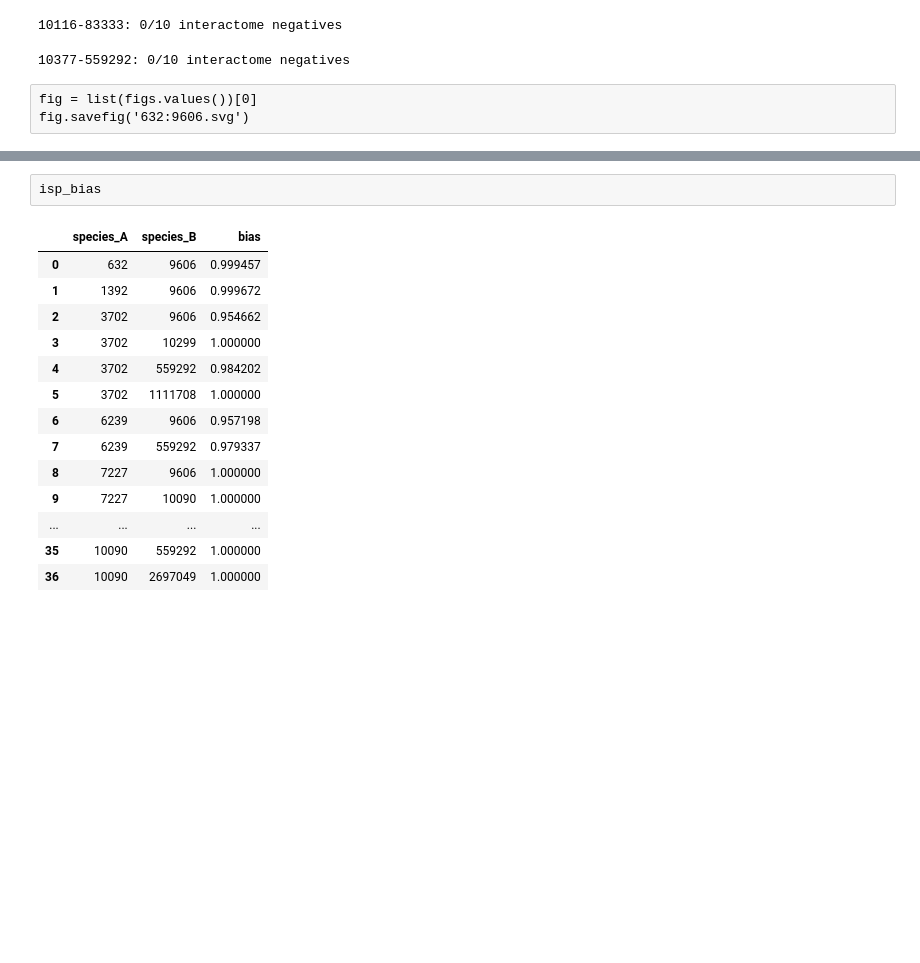
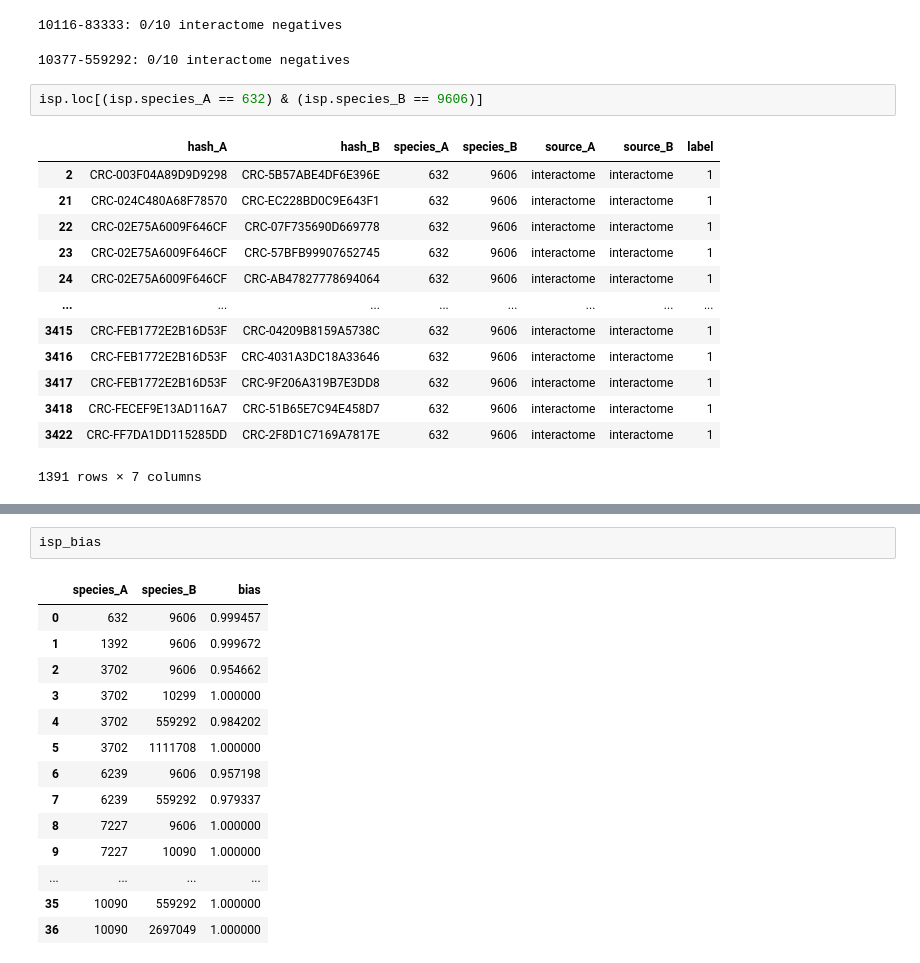
Before and after one commit to lkndl/ppi, a Jupyter notebook: data/ppi_dataset/template/inter_species_set.ipynb, the cells around one changed output, grey strips where cells are left out. Cells and saved outputs as stored; diff of their text form; blank space fills up the shorter version.

```diff
--- a/data/ppi_dataset/template/inter_species_set.ipynb
+++ b/data/ppi_dataset/template/inter_species_set.ipynb
@@ -1004,6 +1003,19 @@ isp_negatives, missing, isp_bias, figs = make_interspecies_negatives(
 10090-2697049: 0/10 interactome negatives
 10116-83333: 0/10 interactome negatives
 10377-559292: 0/10 interactome negatives
-# %% [raw]
-fig = list(figs.values())[0]
-fig.savefig('632:9606.svg')
+# %%
+isp.loc[(isp.species_A == 632) & (isp.species_B == 9606)]
+# %% [output]
+|  | hash_A | hash_B | species_A | species_B | source_A | source_B | label |
+| 2 | CRC-003F04A89D9D9298 | CRC-5B57ABE4DF6E396E | 632 | 9606 | interactome | interactome | 1 |
+| 21 | CRC-024C480A68F78570 | CRC-EC228BD0C9E643F1 | 632 | 9606 | interactome | interactome | 1 |
+| 22 | CRC-02E75A6009F646CF | CRC-07F735690D669778 | 632 | 9606 | interactome | interactome | 1 |
+| 23 | CRC-02E75A6009F646CF | CRC-57BFB99907652745 | 632 | 9606 | interactome | interactome | 1 |
+| 24 | CRC-02E75A6009F646CF | CRC-AB47827778694064 | 632 | 9606 | interactome | interactome | 1 |
+| ... | ... | ... | ... | ... | ... | ... | ... |
+| 3415 | CRC-FEB1772E2B16D53F | CRC-04209B8159A5738C | 632 | 9606 | interactome | interactome | 1 |
+| 3416 | CRC-FEB1772E2B16D53F | CRC-4031A3DC18A33646 | 632 | 9606 | interactome | interactome | 1 |
+| 3417 | CRC-FEB1772E2B16D53F | CRC-9F206A319B7E3DD8 | 632 | 9606 | interactome | interactome | 1 |
+| 3418 | CRC-FECEF9E13AD116A7 | CRC-51B65E7C94E458D7 | 632 | 9606 | interactome | interactome | 1 |
+| 3422 | CRC-FF7DA1DD115285DD | CRC-2F8D1C7169A7817E | 632 | 9606 | interactome | interactome | 1 |
+1391 rows × 7 columns
```
Also changed, not shown: parts of 11 cells of this notebook.
